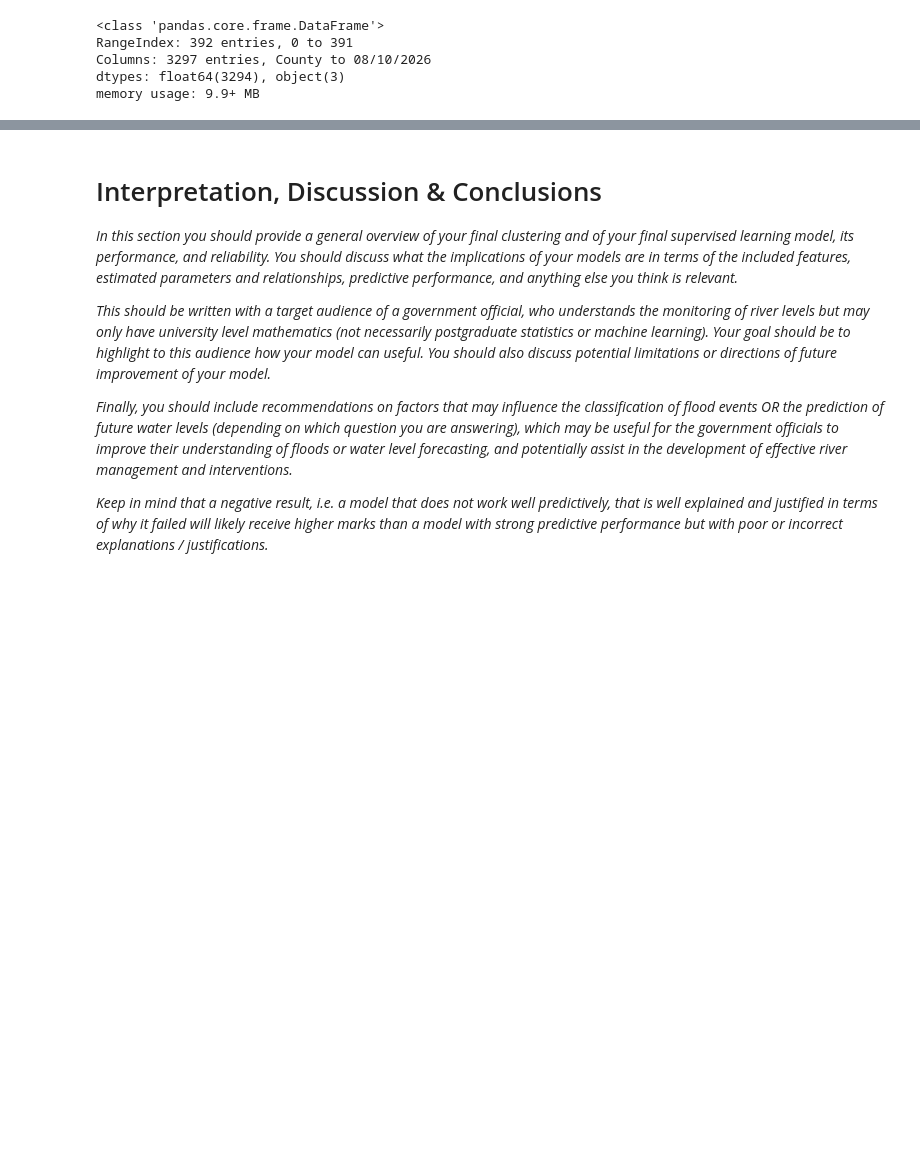
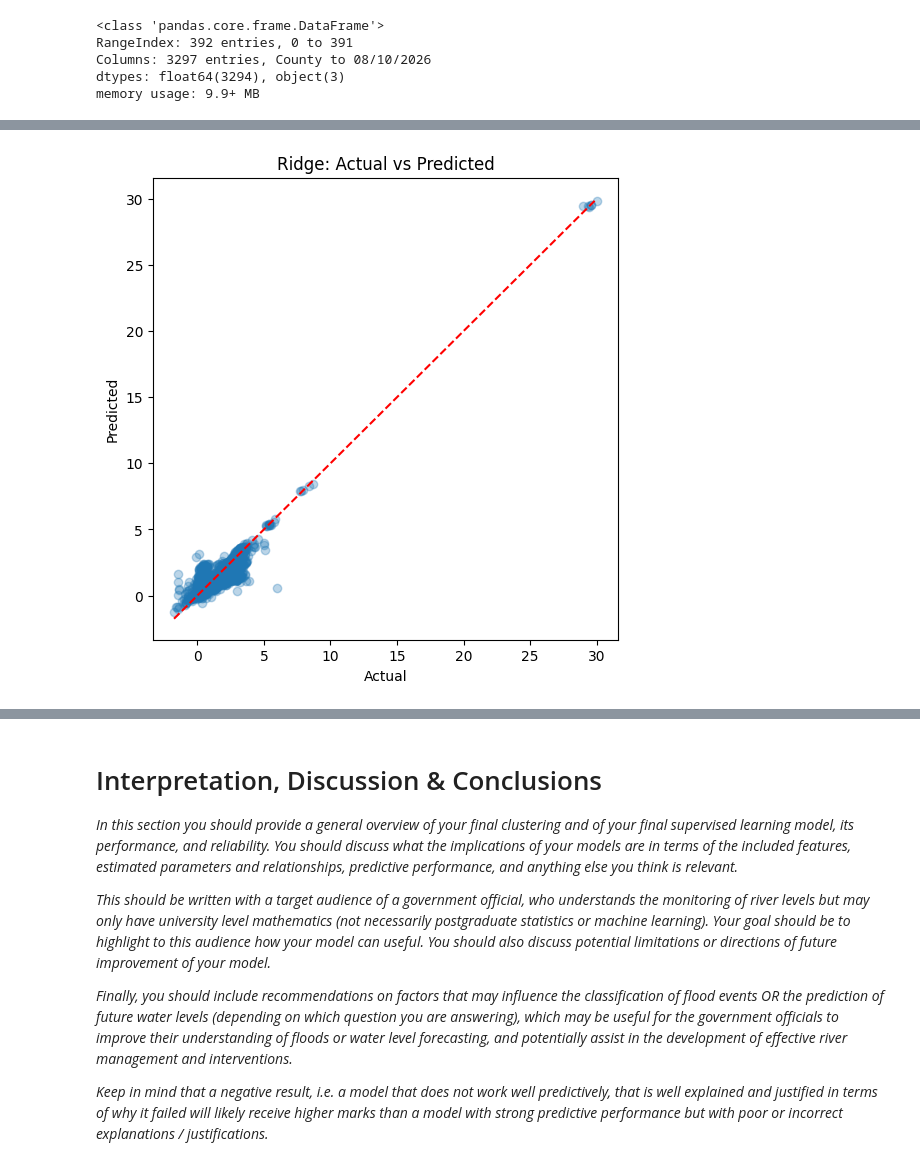
Before and after one commit to B318786-2026/Machine-learning-project, a Jupyter notebook: project.ipynb, the cells around one changed output, grey strips where cells are left out. Saved outputs shown, nothing was run; the diff lists cells and outputs as text; code cells hidden in the pictures; blank space fills up the shorter version.

```diff
--- a/project.ipynb
+++ b/project.ipynb
@@ -555,0 +498,13 @@ Standard Deviation of Residuals: 0.0729
+# %%
+from sklearn.linear_model import RidgeCV
+import numpy as np
+
+ridge = RidgeCV(
+    alphas=np.logspace(-3, 3, 50)
+)
+
+ridge.fit(
+    train[feature_cols],
+    train["avg"]
+)
+print("Best alpha:", ridge.alpha_)
@@ -555,0 +548,36 @@ Standard Deviation of Residuals: 0.0729
+# %%
+sample = valid.sample(
+    5000,
+    random_state=42
+)
+
+sample_pred = ridge.predict(
+    sample[feature_cols]
+)
+
+plt.figure(figsize=(6,6))
+plt.scatter(
+    sample["avg"],
+    sample_pred,
+    alpha=0.3
+)
+
+lims = [
+    min(sample["avg"].min(),
+        sample_pred.min()),
+    max(sample["avg"].max(),
+        sample_pred.max())
+]
+
+plt.plot(
+    lims,
+    lims,
+    "r--"
+)
+
+plt.xlabel("Actual")
+plt.ylabel("Predicted")
+plt.title("Ridge: Actual vs Predicted")
+plt.show()
+# %% [output]
+[figure, added]
```
Also changed, not shown: parts of 21 cells of this notebook.
